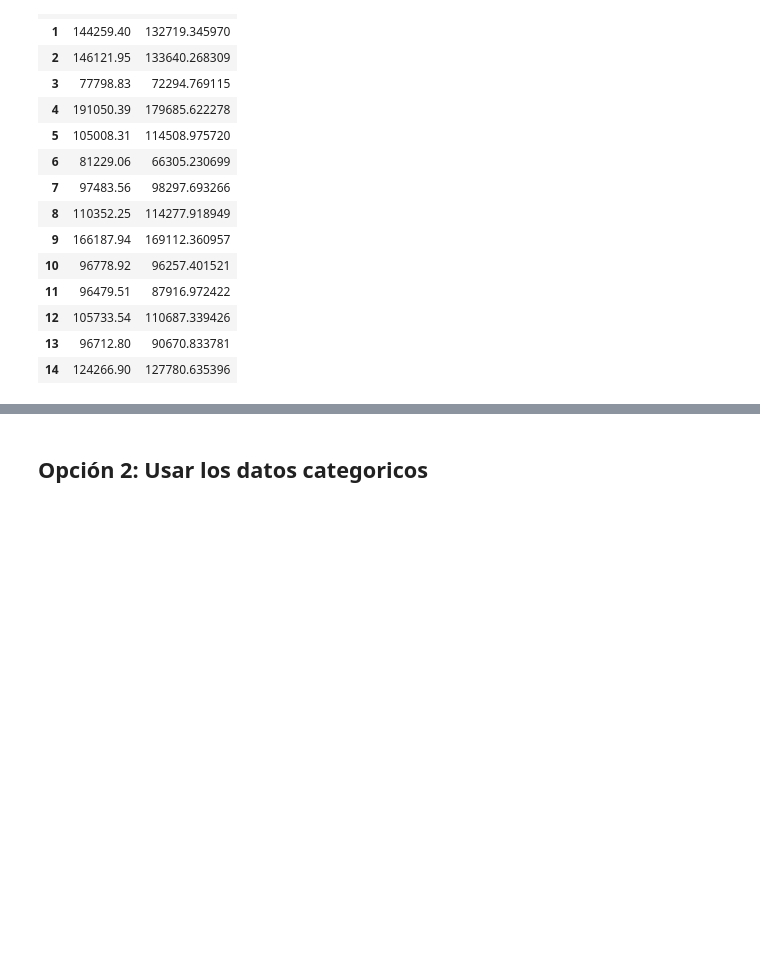
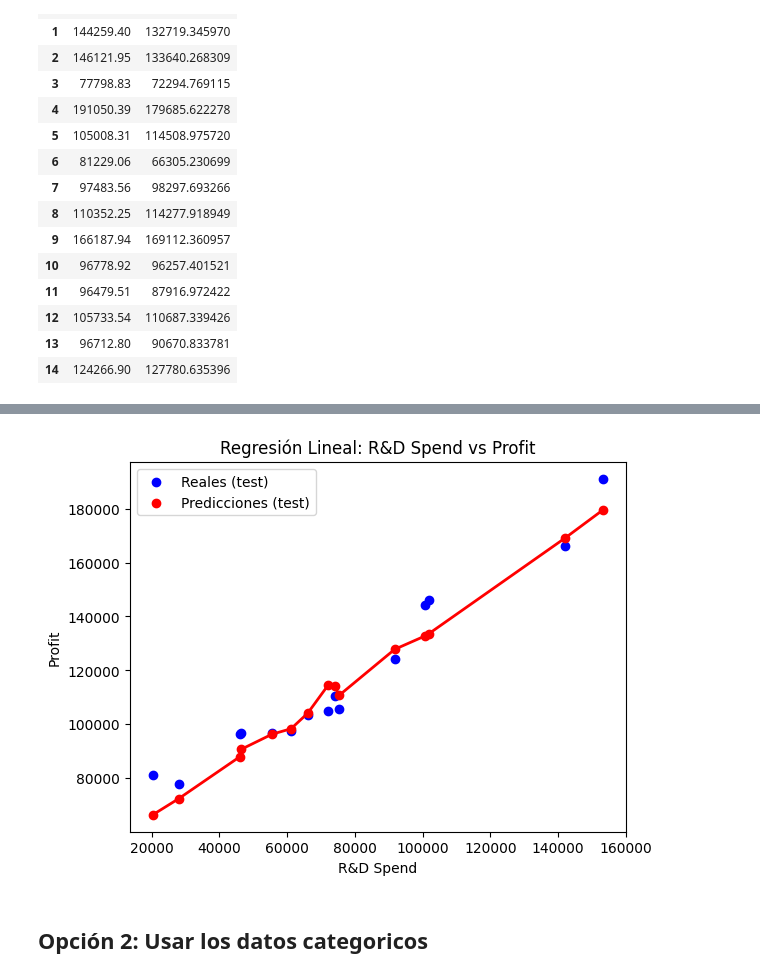
Before and after one commit to mauriciocardona-oss/udecolombia_electiva, a Jupyter notebook: Unidad 2/RLM/ejercicio_startups.ipynb, the cells around one changed output, grey strips where cells are left out. Saved outputs shown, nothing was run; the diff lists cells and outputs as text; code cells hidden in the pictures; blank space fills up the shorter version.

```diff
--- a/Unidad 2/RLM/ejercicio_startups.ipynb
+++ b/Unidad 2/RLM/ejercicio_startups.ipynb
@@ -85,3 +123,19 @@ pd.DataFrame({'Actual': y_test, 'Predicted': y_pred})
+# %%
+# Comparación correcta sobre el conjunto de prueba
+plt.scatter(x_test[:, 0], y_test, color='blue', label='Reales (test)')
+plt.scatter(x_test[:, 0], y_pred, color='red', label='Predicciones (test)')
+
+# Para dibujar una línea de predicción ordenada
+idx = np.argsort(x_test[:, 0])
+plt.plot(x_test[idx, 0], y_pred[idx], color='red', linewidth=2)
+
+plt.xlabel('R&D Spend')
+plt.ylabel('Profit')
+plt.title('Regresión Lineal: R&D Spend vs Profit')
+plt.legend()
+plt.show()
+# %% [output]
+[figure, added]
 # %% [markdown]
 ## Opción 2: Usar los datos categoricos
 # %%
```
Also changed, not shown: parts of 16 cells of this notebook, 5 other files.
